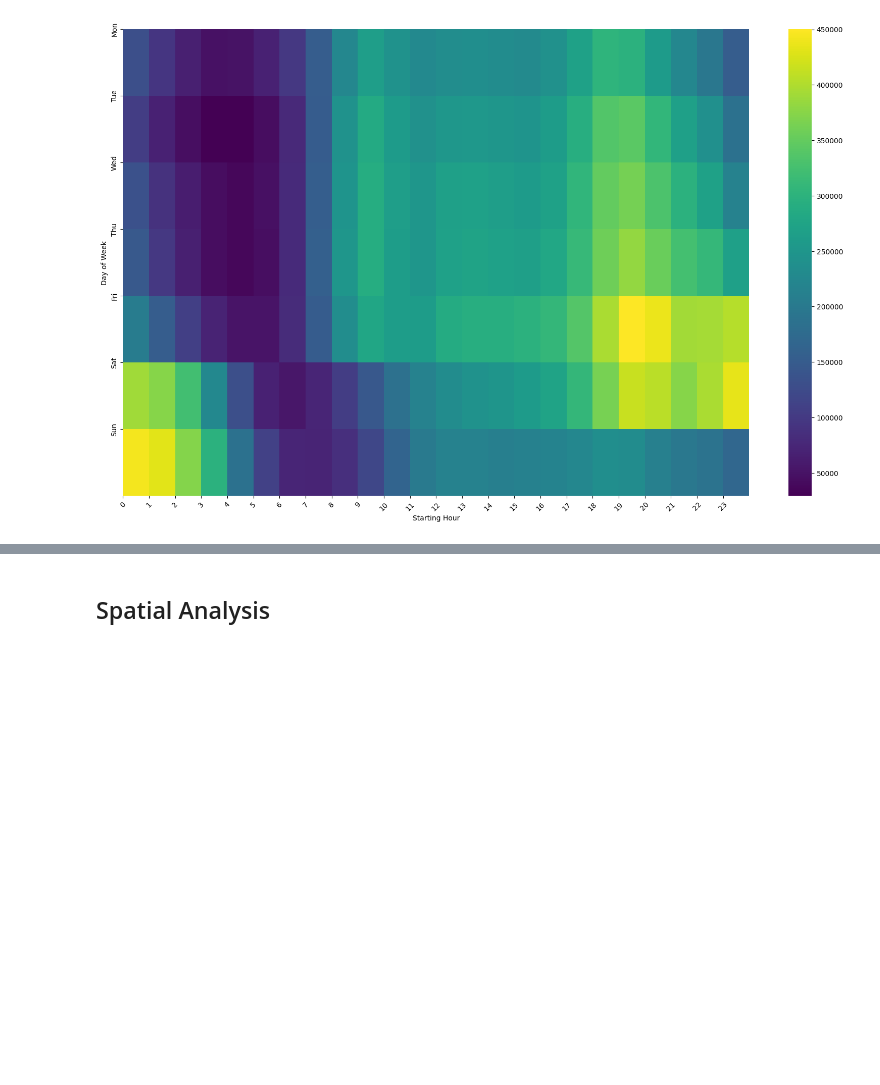
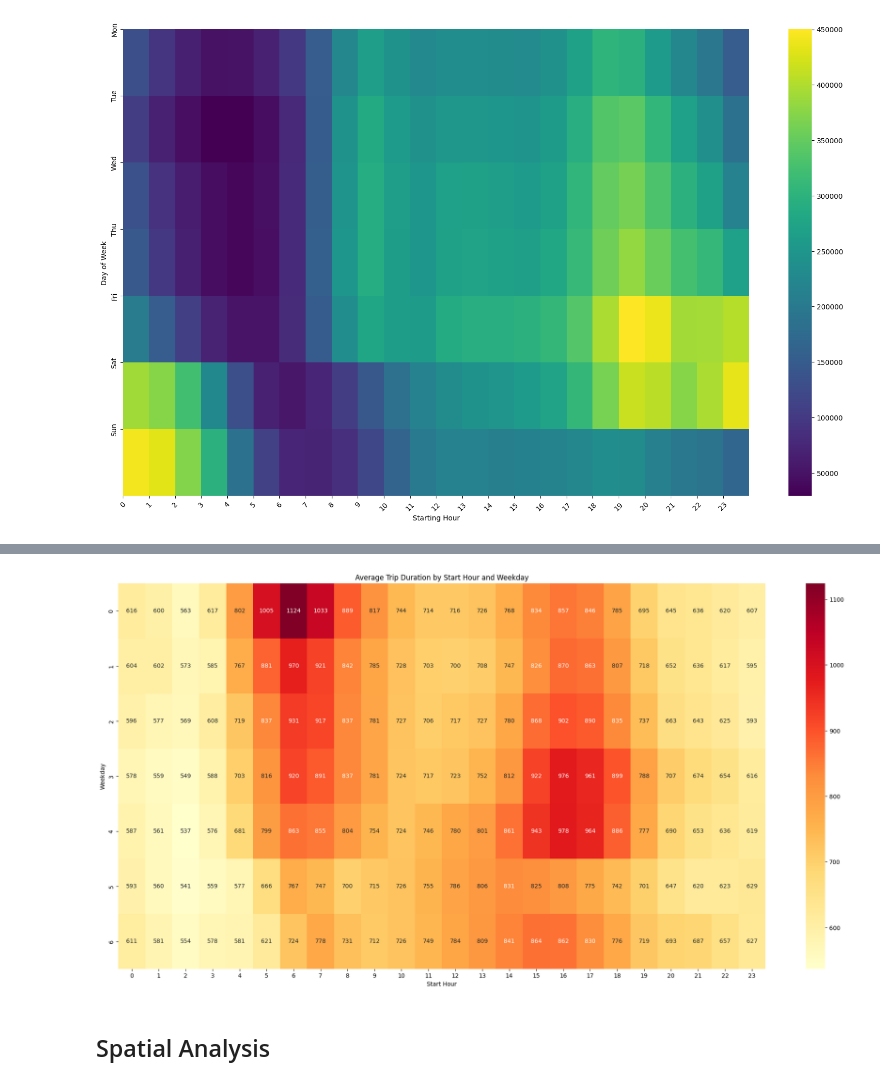
Before and after one commit to lniggemann/AAA_2023, a Jupyter notebook: 02_trips_descriptive.ipynb, the cells around one changed output, grey strips where cells are left out. Cells and saved outputs as stored; diff of their text form; code cells hidden in the pictures; blank space fills up the shorter version.

```diff
--- a/02_trips_descriptive.ipynb
+++ b/02_trips_descriptive.ipynb
@@ -179,18 +197,20 @@ print("Total Sum of Rides:", total_rides_sum)
 # %%
-import pandas as pd
-import matplotlib.pyplot as plt
-import seaborn as sns
+extract_2 = ['Trip Seconds', 'start_weekday', 'start_1_hour']
+df_prep_raw = df[extract_2]
+df_prep = df_prep_raw.to_pandas_df()
 
 # Create a pivot table to calculate the average trip duration
-pivot_table = df_pandas.pivot_table(values='Trip Seconds', index='start_weekday', columns='start_1_hour', aggfunc='mean')
+pivot_table = df_prep.pivot_table(values='Trip Seconds', index='start_weekday', columns='start_1_hour', aggfunc='mean')
 
 # Create the heatmap
 plt.figure(figsize=(25, 12))
 sns.heatmap(pivot_table, cmap='YlOrRd', annot=True, fmt='.0f', cbar=True)
 plt.title('Average Trip Duration by Start Hour and Weekday')
 plt.xlabel('Start Hour')
 plt.ylabel('Weekday')
 plt.show()
+# %% [output]
+[figure, added]
 # %% [markdown]
 ## Spatial Analysis
 # %% [markdown]
```
Also changed, not shown: parts of 1 cell of this notebook.
